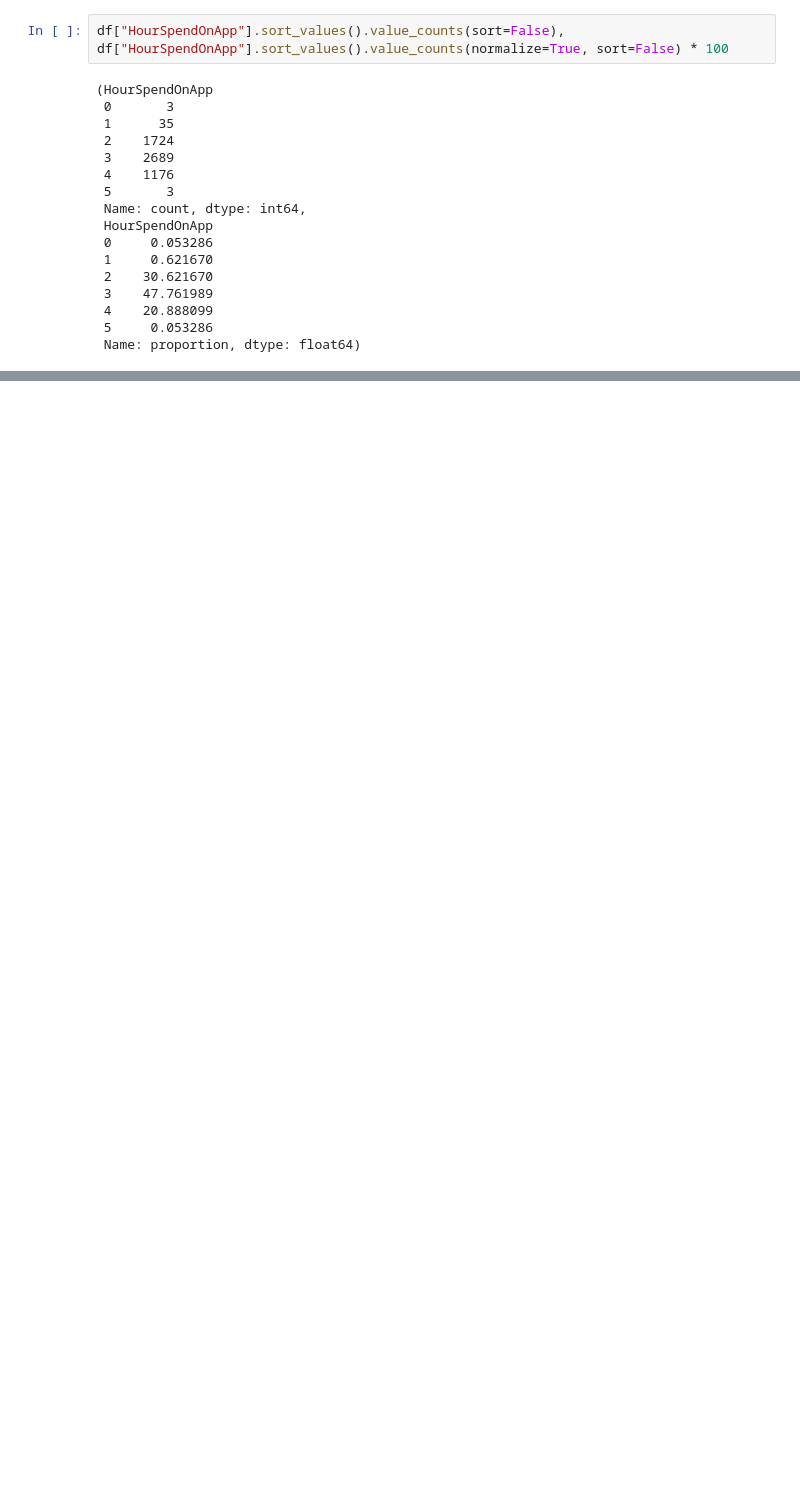
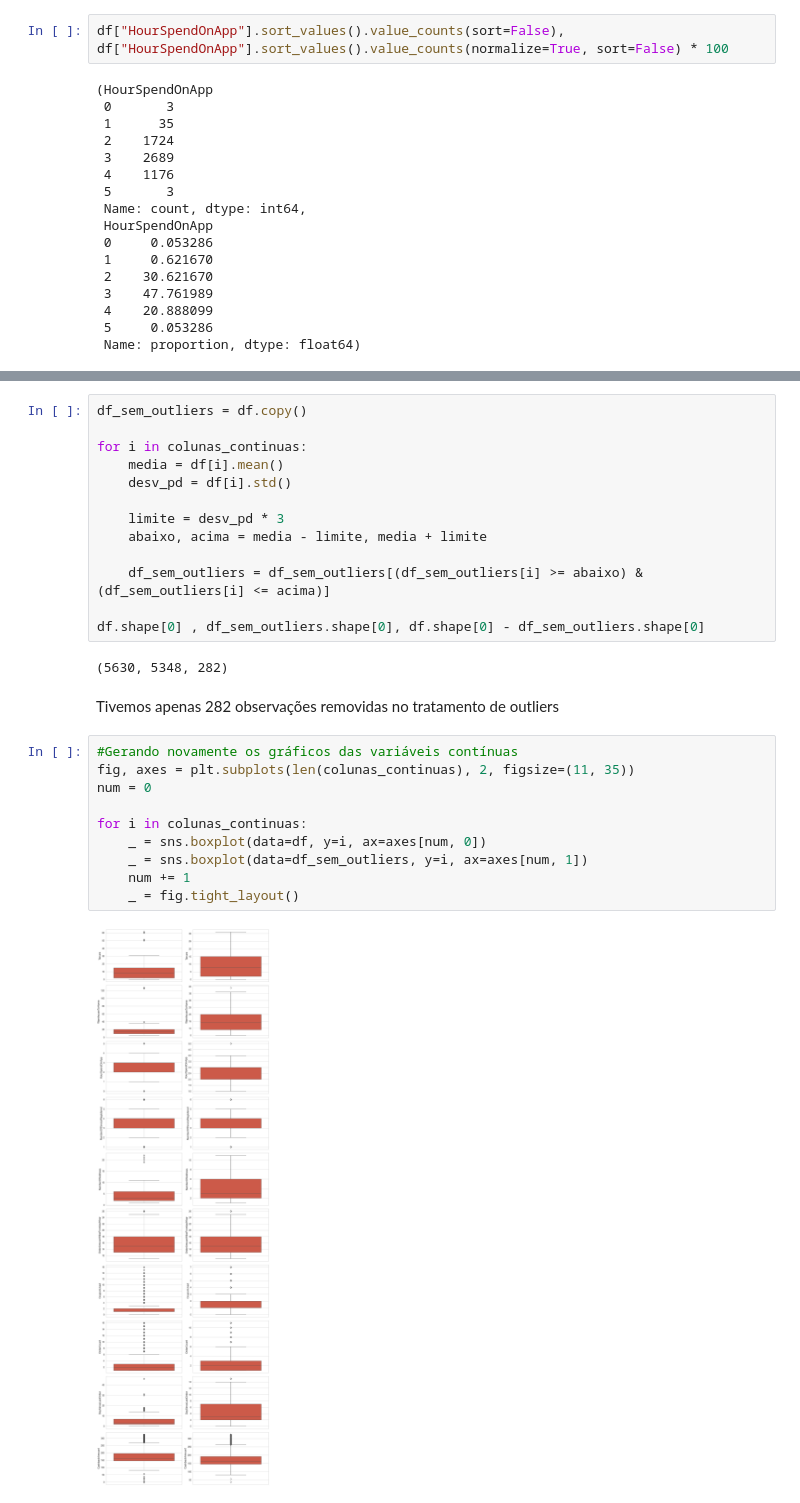
Before and after one commit to PedroReste/modelos_de_machine_learning, a Jupyter notebook: pt_analise_e_modelo_para_previsao_de_churn_em_ecommerce/analise_de_dados_focado_para_o_modelo_de_churn.ipynb, the cells around one changed output, grey strips where cells are left out. Drawn from its saved outputs; the diff is of its cells as text; blank space fills up the shorter version.

```diff
--- a/pt_analise_e_modelo_para_previsao_de_churn_em_ecommerce/analise_de_dados_focado_para_o_modelo_de_churn.ipynb
+++ b/pt_analise_e_modelo_para_previsao_de_churn_em_ecommerce/analise_de_dados_focado_para_o_modelo_de_churn.ipynb
@@ -457,0 +236,29 @@ Index(['CustomerID', 'Churn', 'Tenure', 'PreferredLoginDevice', 'CityTier',
+# %%
+df_sem_outliers = df.copy()
+
+for i in colunas_continuas:
+    media = df[i].mean()
+    desv_pd = df[i].std()
+
+    limite = desv_pd * 3
+    abaixo, acima = media - limite, media + limite
+
+    df_sem_outliers = df_sem_outliers[(df_sem_outliers[i] >= abaixo) & (df_sem_outliers[i] <= acima)]
+
+df.shape[0] , df_sem_outliers.shape[0], df.shape[0] - df_sem_outliers.shape[0]
+# %% [output]
+(5630, 5348, 282)
+# %% [markdown]
+Tivemos apenas 282 observações removidas no tratamento de outliers
+# %%
+#Gerando novamente os gráficos das variáveis contínuas
+fig, axes = plt.subplots(len(colunas_continuas), 2, figsize=(11, 35))
+num = 0
+
+for i in colunas_continuas:
+    _ = sns.boxplot(data=df, y=i, ax=axes[num, 0])
+    _ = sns.boxplot(data=df_sem_outliers, y=i, ax=axes[num, 1])
+    num += 1
+    _ = fig.tight_layout()
+# %% [output]
+[figure, added]
```
Also changed, not shown: parts of 83 cells of this notebook.
